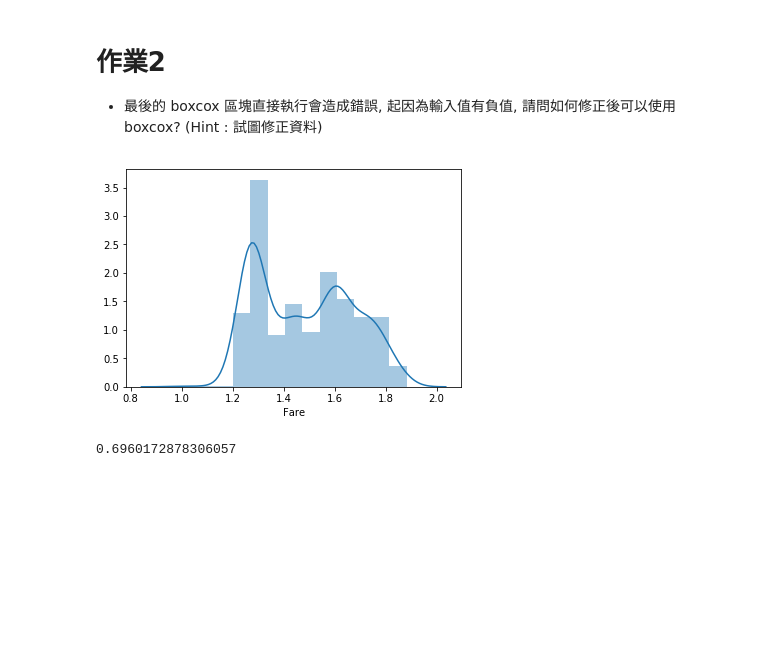
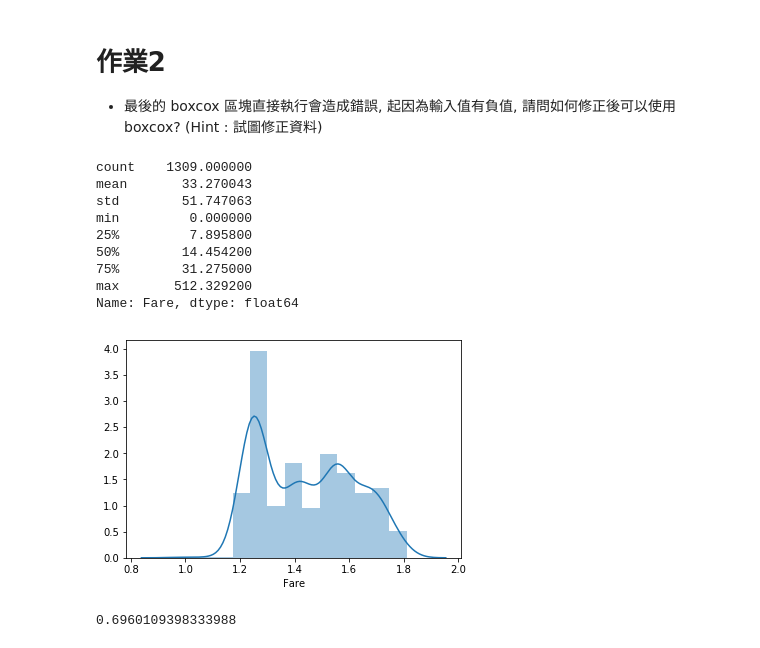
Before and after one commit to swingchu/2nd-ML100Days, a Jupyter notebook: homework/Day_021_HW.ipynb, the cells around one changed output. Cells and saved outputs as stored; diff of their text form; code cells hidden in the pictures; blank space fills up the shorter version.

```diff
--- a/homework/Day_021_HW.ipynb
+++ b/homework/Day_021_HW.ipynb
@@ -103,16 +103,27 @@ cross_val_score(estimator, train_X, train_Y, cv=5).mean()
 # %%
 # 將 Fare 取 boxcox 後, 看散佈圖, 並計算分數 (執行會有 error, 請試圖修正)
 from scipy import stats
 df_fixed = copy.deepcopy(df)
-df_fixed.loc[df_fixed['Fare'] <= 0,'Fare'] = df_fixed['Fare'].mean()
+print(df_fixed['Fare'].describe())
+#df_fixed.loc[df_fixed['Fare'] <= 0,'Fare'] = df_fixed['Fare'].mean()
+df_fixed.loc[df_fixed['Fare'] <= 0,'Fare'] = df_fixed['Fare'].quantile(0.5)
 df_fixed['Fare'] = stats.boxcox(df_fixed['Fare'])[0]
 sns.distplot(df_fixed['Fare'][:train_num])
 plt.show()
 
 df_fixed = MMEncoder.fit_transform(df_fixed)
 train_X = df_fixed[:train_num]
 estimator = LogisticRegression()
 cross_val_score(estimator, train_X, train_Y, cv=5).mean()
 # %% [output]
+count    1309.000000
+mean       33.270043
+std        51.747063
+min         0.000000
+25%         7.895800
+50%        14.454200
+75%        31.275000
+max       512.329200
+Name: Fare, dtype: float64
-[figure, old version]
+[figure, new version]
-0.6960172878306057
+0.6960109398333988
```
